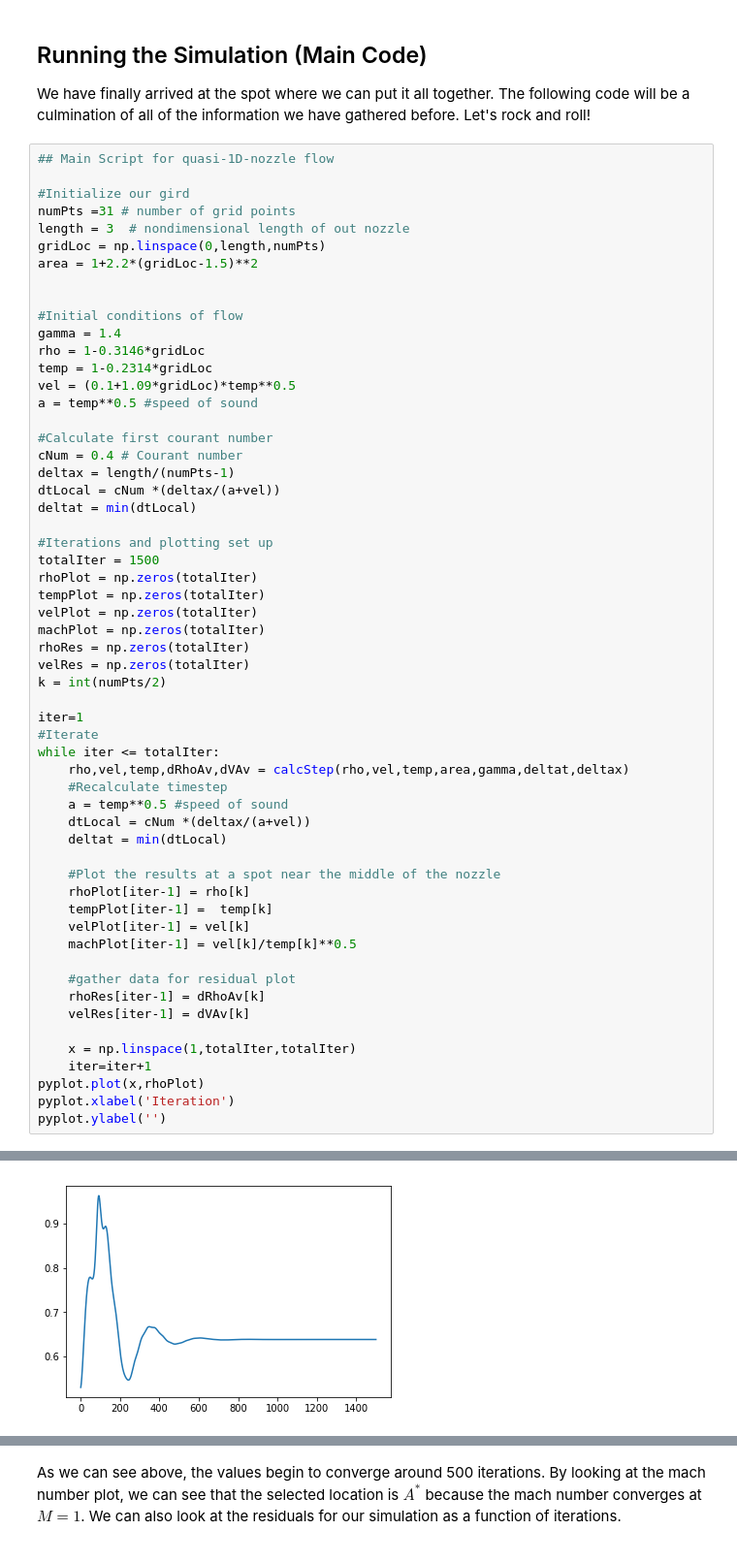
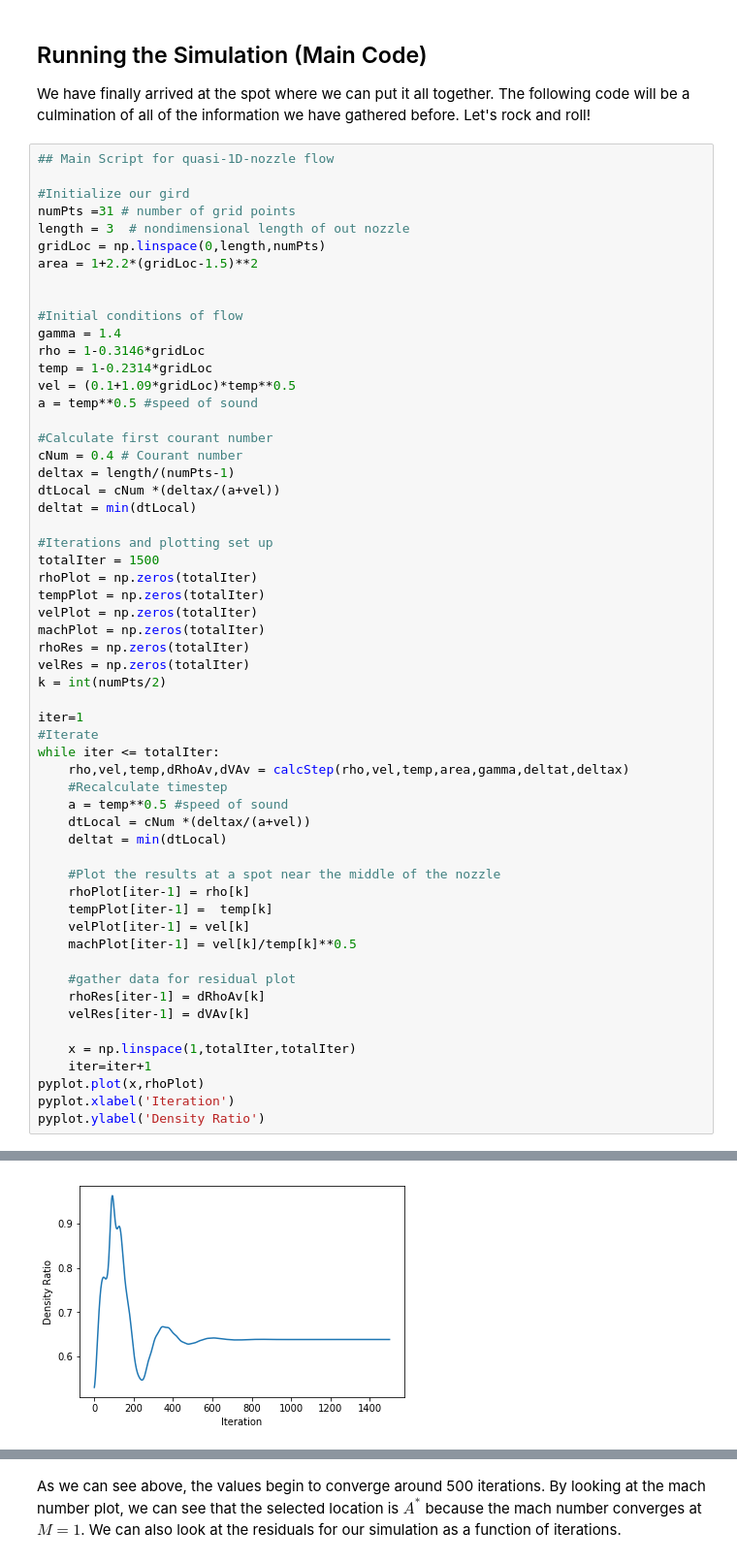
Before and after one commit to bjreddish/CFD, a Jupyter notebook: nozzleFlow/nozzleFlowCFD.ipynb, the cells around one changed output, grey strips where cells are left out. Shown: that part at 97% size. Saved outputs shown, nothing was run; the diff lists cells and outputs as text.

```diff
--- a/nozzleFlow/nozzleFlowCFD.ipynb
+++ b/nozzleFlow/nozzleFlowCFD.ipynb
@@ -490,5 +477,5 @@ while iter <= totalIter:
     iter=iter+1
 pyplot.plot(x,rhoPlot)
 pyplot.xlabel('Iteration')
-pyplot.ylabel('')
+pyplot.ylabel('Density Ratio')
 # %% [output]
@@ -496,3 +483,3 @@ pyplot.ylabel('')
-[figure, old version]
+[figure, new version]
 # %%
 pyplot.plot(x,tempPlot)
```
Also changed, not shown: parts of 6 cells of this notebook.
